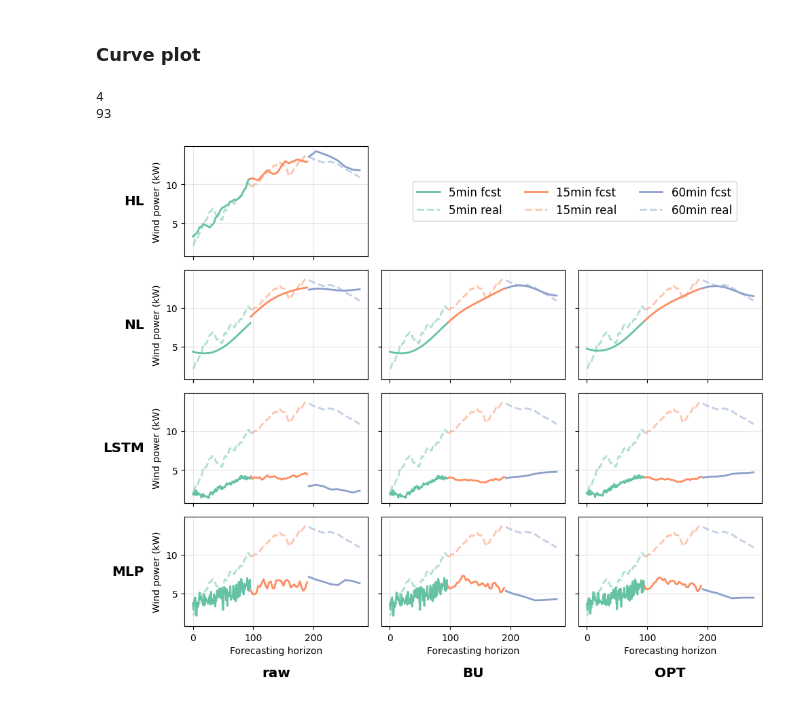
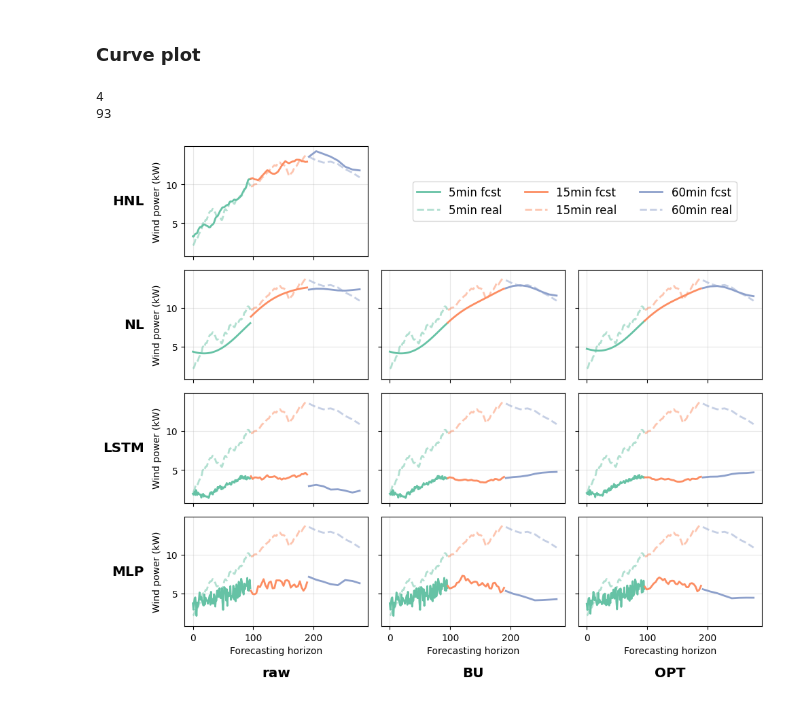
Before and after one commit to WillWang1113/MultiresolutionForecasting, a Jupyter notebook: experiments/03-plot.ipynb, the cells around one changed output. Drawn from its saved outputs; the diff is of its cells as text; code cells hidden in the pictures.

```diff
--- a/experiments/03-plot.ipynb
+++ b/experiments/03-plot.ipynb
@@ -17,8 +17,8 @@
 # %% [markdown]
 ### Calculate time and freq RMSE
 # %%
-dataset = "mfred"
-# dataset = "nrel"
+# dataset = "mfred"
+dataset = "nrel"
 
 with open(f'savings/proposed_20_{dataset}.pickle', 'rb') as handle:
     proposed_preds = pickle.load(handle)
@@ -100,14 +100,14 @@ all_time_results.rename(index={
     "Neural Laplace": "NL",
     "Neural Laplace-BU": "NL-BU",
     "Neural Laplace-OPT": "NL-OPT",
-    "Proposed": "HL"
+    "Proposed": "HNL"
 },
                         inplace=True)
 all_freq_results.rename(index={
     "Neural Laplace": "NL",
     "Neural Laplace-BU": "NL-BU",
     "Neural Laplace-OPT": "NL-OPT",
-    "Proposed": "HL"
+    "Proposed": "HNL"
 },
                         inplace=True)
 print(all_time_results)
@@ -603,7 +603,7 @@ for i, c in enumerate(names):
     if c=="Neural Laplace-OPT":
         names[i] = "NL-OPT"
     if c=="Proposed":
-        names[i] = "HL"
+        names[i] = "HNL"
 temp = names.pop()
 names.insert(0, temp)
 print(len(proposed_opt))
@@ -667,7 +667,7 @@ all_opt_result.rename(index={
     "Neural Laplace": "NL",
     "Neural Laplace-BU": "NL-BU",
     "Neural Laplace-OPT": "NL-OPT",
-    "Proposed": "HL"
+    "Proposed": "HNL"
 },
                         inplace=True)
 all_opt_result = all_opt_result.drop(
@@ -708,7 +708,7 @@ bar_freq = bar_freq.sort_values(ascending=False)
 
 bars = []
 for name in bar_freq.index.tolist():
-    if name.__contains__("HL"):
+    if name.__contains__("HNL"):
         c = plt.get_cmap("Paired").colors[1]
     else:
         c= plt.get_cmap("Paired").colors[0]
@@ -724,7 +724,7 @@ ax.spines["top"].set_visible(False)
 ax.spines["bottom"].set_visible(False)
 ax.spines["left"].set_lw(1.5)
 ax.spines["left"].set_capstyle("butt")
-# ax.set_xlabel("operational cost")
+# ax.set_xlabel("RMSE (kW)")
 for i, tick in enumerate(ax.get_yticklabels()):
     tick.set_fontsize(16)
 
@@ -816,7 +816,7 @@ names = [
 
 ]
 plt_names = {
-    "Proposed": "HL",
+    "Proposed": "HNL",
     "Neural Laplace": "NL",
     "Neural Laplace-BU": "NL-BU",
     "Neural Laplace-OPT": "NL-OPT",
@@ -829,12 +829,12 @@ plt_names = {
 }
 
 # names = ["Proposed", "LSTM", "MLP", "Neural Laplace"]
-# plt_names = {"Proposed":"HL", "LSTM":"LSTM", "MLP":"MLP", "Neural Laplace":"NL"}
+# plt_names = {"Proposed":"HNL", "LSTM":"LSTM", "MLP":"MLP", "Neural Laplace":"NL"}
 fig, axs = plt.subplots(4, 3, sharex=True, sharey=True,figsize=[10, 8])
 pad = 5
 
 cols = ["raw","BU","OPT"]
-rows = ["HL","NL","LSTM","MLP"]
+rows = ["HNL","NL","LSTM","MLP"]
 
 for ax, col in zip(axs[-1,:], cols):
     ax.annotate(col, xy=(0.5, -0.5), xytext=(0, pad),
@@ -842,7 +842,7 @@ for ax, col in zip(axs[-1,:], cols):
                 size='x-large', ha='center', va='baseline')
 
 for ax, row in zip(axs[:,0], rows):
-    # if row =="HL":
+    # if row =="HNL":
     #     kwargs = {"weight":"bold"}
     # else:
     #     kwargs = {}
@@ -884,31 +884,32 @@ for i, name in enumerate(names):
         start = end
 
 
     # axs[k].set_title(plt_names[name])
     if  k % 3==0:
         axs[k].set_ylabel("Wind power (kW)")
     if  k in [9, 10,11]:
         axs[k].set_xlabel("Forecasting horizon")
 
     axs[k].set_axisbelow(True)
     axs[k].grid(alpha=0.3)
 
 
 fig.tight_layout()
 axs[0].legend(
     ncol=3,
     fontsize="large",
     loc='center',
     bbox_to_anchor=(2.125, 0.5),
     fancybox=True,
 )
 
 # axs[0].xaxis.set_tick_params(weight="bold")
 # axs[0].yaxis.set_tick_params(weight="bold")
 fig.delaxes(axs[1])
 fig.delaxes(axs[2])
+fig.savefig("display.png", bbox_inches="tight")
 # fig.savefig("savings/constent_seamless_all_new.pdf", bbox_inches="tight")
 # %% [output]
 4
 93
-[figure, old version]
+[figure, new version]
```
Also changed, not shown: parts of 3 cells of this notebook, 2 other files.
